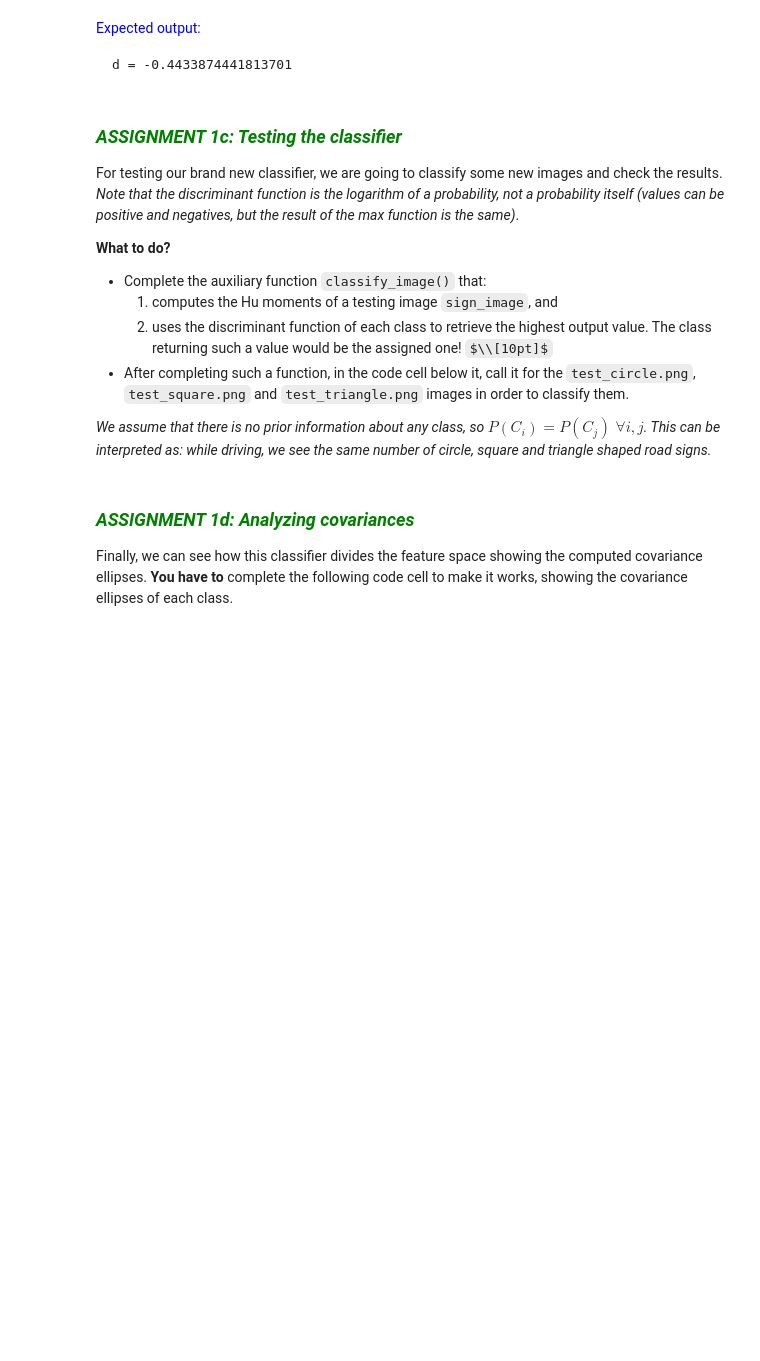
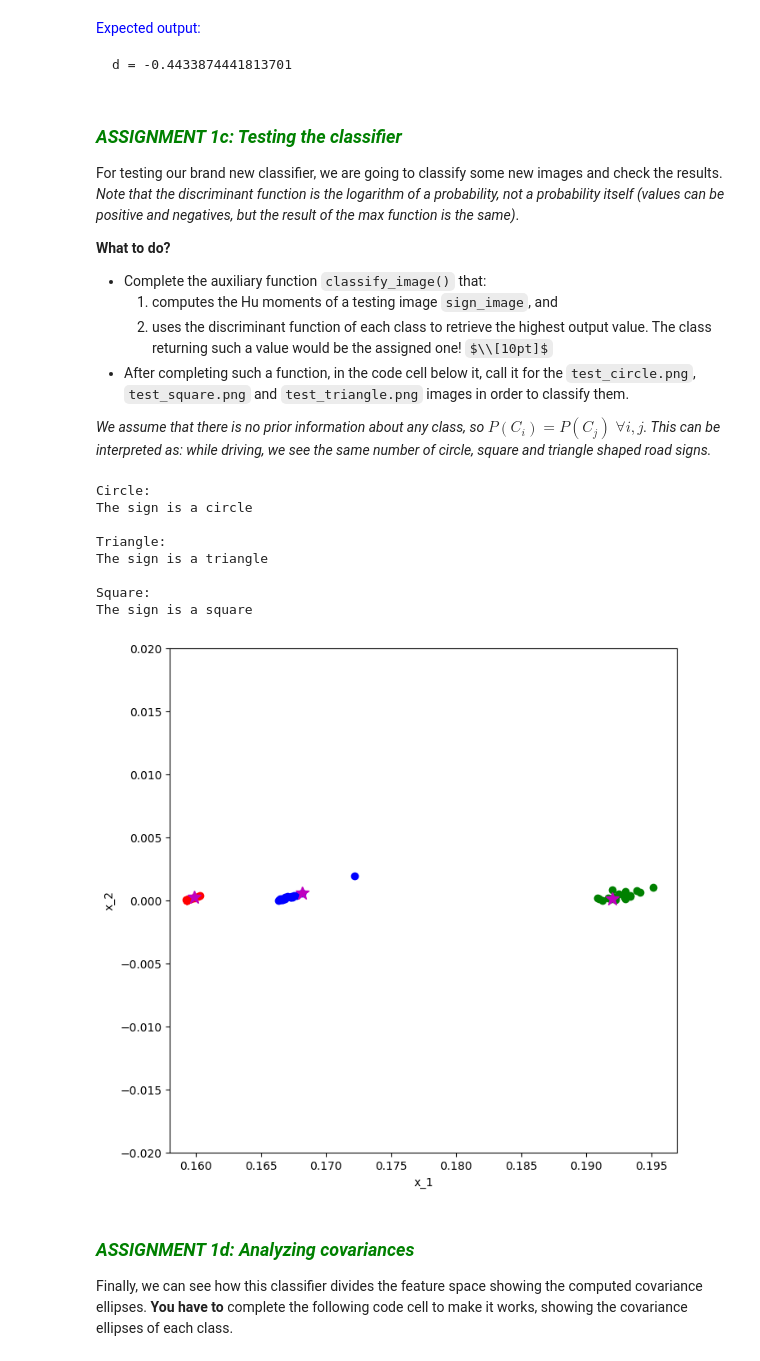
Before and after one commit to Panvalkon/uma_cv_2023, a Jupyter notebook: Chapter 07. Object Recognition/7.2 Bayesian Classifier based on normal distribution.ipynb, the cells around one changed output. Saved outputs shown, nothing was run; the diff lists cells and outputs as text; code cells hidden in the pictures; some formulas as TeX source; blank space fills up the shorter version.

```diff
--- a/Chapter 07. Object Recognition/7.2 Bayesian Classifier based on normal distribution.ipynb
+++ b/Chapter 07. Object Recognition/7.2 Bayesian Classifier based on normal distribution.ipynb
@@ -356,13 +356,14 @@ def discriminant_function(features, mu, cov, prior):
             dx: result of discriminant function
     """
     covinv = np.linalg.inv(cov) # Auxiliar variable
-    print('prod', np.matmul(cov,covinv))
-    print('test mult', mu, '\n', covinv, '\nres = ', np.matmul(np.matmul(mu,covinv),mu))
-    indep_term = 0.5*(np.log(cov) + np.matmul(np.matmul(mu,covinv),mu))
-    xPerinvSigma = np.matmul(features,covinv)
-    linear_term = np.matmul(xPerinvSigma, mu);
-    quad_term = 0.5*(np.matmul(xPerinvSigma, features);
-    dx = prior - indep_term + linear_term - quad_term # You can divide this computation in as many lines as you need
+
+    det = np.linalg.det(cov);
+    indep_term = 0.5*(np.log(det) + mu@covinv@mu)
+
+    linear_term = features@covinv@mu;
+
+    quad_term = 0.5*(features@covinv@features);
+    dx = np.log(prior) - indep_term + linear_term - quad_term # You can divide this computation in as many lines as you need
 
     return dx
 # %% [markdown]
@@ -431,16 +426,16 @@ def classify_image(sign_image):
 
     # Compute Hu moments
     moments = image_moments(sign_image)
-    hu = cv2.HuMoments(None).flatten()[None:None]
+    hu = cv2.HuMoments(moments).flatten()[0:2]
 
     # Classify circle test image
     prior = 1/3
-    triangle = discriminant_function(None,None,None,None)
-    circle = discriminant_function(None,None,None,None)
-    square = discriminant_function(None,None,None,None)
+    triangle = discriminant_function(hu,mean_triangles,cov_triangles,prior)
+    circle = discriminant_function(hu,mean_circles,cov_circles,prior)
+    square = discriminant_function(hu,mean_squares,cov_squares,prior)
 
     # Search the maximum
-    classification = max([None,None,None])
+    classification = max([triangle,circle,square])
 
     if classification == triangle:
         print("The sign is a triangle\n")
@@ -453,32 +448,42 @@ def classify_image(sign_image):
 # %%
 # Read images
 test_circle = cv2.imread(images_path + "test_circle.png", 0)
 test_triangle = cv2.imread(images_path + "test_triangle.png", 0)
 test_square = cv2.imread(images_path + "test_square.png", 0)
 
 # Classify them
 print("Circle: ")
-moments_circle = classify_image(None)
+moments_circle = classify_image(test_circle)
 print("Triangle: ")
-moments_triangle = classify_image(None)
+moments_triangle = classify_image(test_triangle)
 print("Square: ")
-moments_square = classify_image(None)
+moments_square = classify_image(test_square)
 
 # Create figure
 fig, ax = plt.subplots()
 plt.axis([0.158, 0.197, -0.02, 0.02])
 
 # Plot hu moments
 plt.plot(train_triangles[0,:],train_triangles[1,:],'go')
 plt.plot(train_circles[0,:],train_circles[1,:],'ro')
 plt.plot(train_squares[0,:],train_squares[1,:],'bo')
 plt.xlabel('x_1')
 plt.ylabel('x_2')
 
 # Plot testing data
 plt.plot(moments_circle[0],moments_circle[1],'*m',markersize=12)
 plt.plot(moments_triangle[0],moments_triangle[1],'*m',markersize=12)
 plt.plot(moments_square[0],moments_square[1],'*m',markersize=12);
+# %% [output]
+Circle:
+The sign is a circle
+
+Triangle:
+The sign is a triangle
+
+Square:
+The sign is a square
+[figure, added]
 # %% [markdown]
 ### **<span style="color:green"><b><i>ASSIGNMENT 1d: Analyzing covariances</i></b></span>**
 
```
Also changed, not shown: parts of 8 cells of this notebook.
